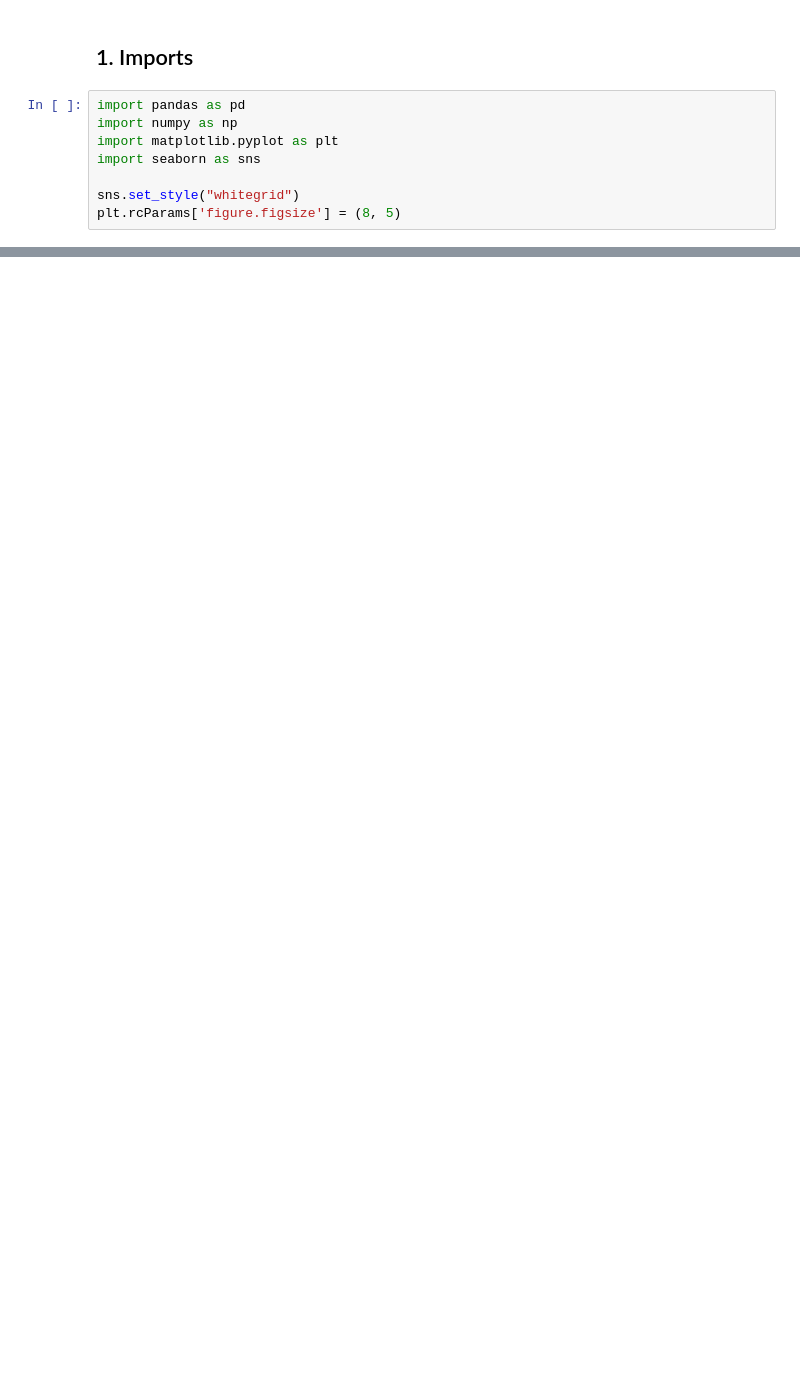
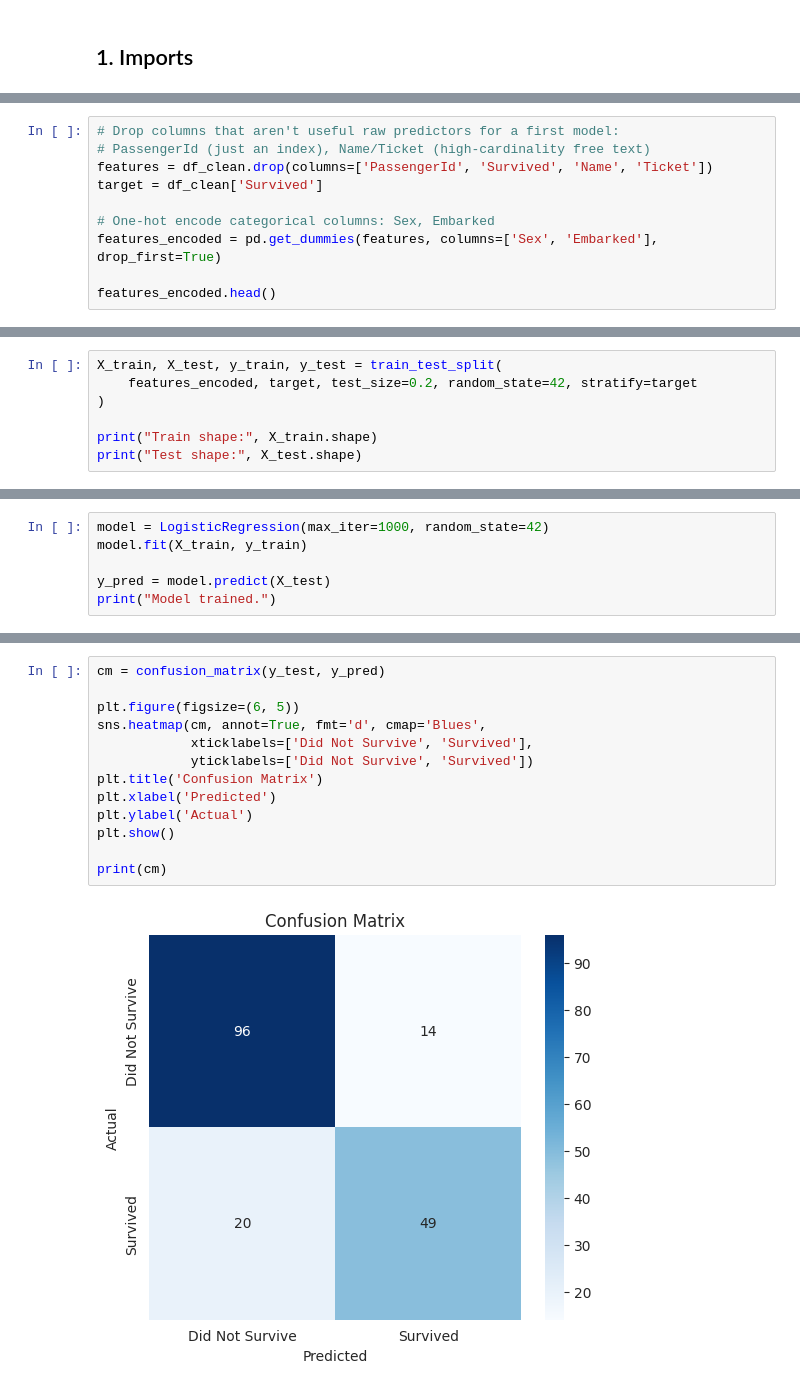
Before and after one commit to aliasjad6536/neurofive-ml-track, a Jupyter notebook: titanic_eda.ipynb, the cells around one changed output, grey strips where cells are left out. Saved outputs shown, nothing was run; the diff lists cells and outputs as text; blank space fills up the shorter version.

Commit message:
Week 3: Train logistic regression model, evaluate accuracy and confusion matrix, add README

```diff
--- a/titanic_eda.ipynb
+++ b/titanic_eda.ipynb
@@ -7,11 +7,3 @@ This continues directly from the Week 1 EDA notebook, using the same dataset:
 `https://raw.githubusercontent.com/datasciencedojo/datasets/master/titanic.csv`
 # %% [markdown]
 ## 1. Imports
-# %%
-import pandas as pd
-import numpy as np
-import matplotlib.pyplot as plt
-import seaborn as sns
-
-sns.set_style("whitegrid")
-plt.rcParams['figure.figsize'] = (8, 5)
@@ -148,0 +46,10 @@ Based on the visualizations above, **`Sex`** appears to be the feature most stro
+# %%
+# Drop columns that aren't useful raw predictors for a first model:
+# PassengerId (just an index), Name/Ticket (high-cardinality free text)
+features = df_clean.drop(columns=['PassengerId', 'Survived', 'Name', 'Ticket'])
+target = df_clean['Survived']
+
+# One-hot encode categorical columns: Sex, Embarked
+features_encoded = pd.get_dummies(features, columns=['Sex', 'Embarked'], drop_first=True)
+
+features_encoded.head()
@@ -148,0 +65,7 @@ Based on the visualizations above, **`Sex`** appears to be the feature most stro
+# %%
+X_train, X_test, y_train, y_test = train_test_split(
+    features_encoded, target, test_size=0.2, random_state=42, stratify=target
+)
+
+print("Train shape:", X_train.shape)
+print("Test shape:", X_test.shape)
@@ -148,0 +77,6 @@ Based on the visualizations above, **`Sex`** appears to be the feature most stro
+# %%
+model = LogisticRegression(max_iter=1000, random_state=42)
+model.fit(X_train, y_train)
+
+y_pred = model.predict(X_test)
+print("Model trained.")
@@ -148,0 +94,15 @@ Based on the visualizations above, **`Sex`** appears to be the feature most stro
+# %%
+cm = confusion_matrix(y_test, y_pred)
+
+plt.figure(figsize=(6, 5))
+sns.heatmap(cm, annot=True, fmt='d', cmap='Blues',
+            xticklabels=['Did Not Survive', 'Survived'],
+            yticklabels=['Did Not Survive', 'Survived'])
+plt.title('Confusion Matrix')
+plt.xlabel('Predicted')
+plt.ylabel('Actual')
+plt.show()
+
+print(cm)
+# %% [output]
+[figure, added]
```
Also changed, not shown: parts of 38 cells of this notebook, 1 other file.
